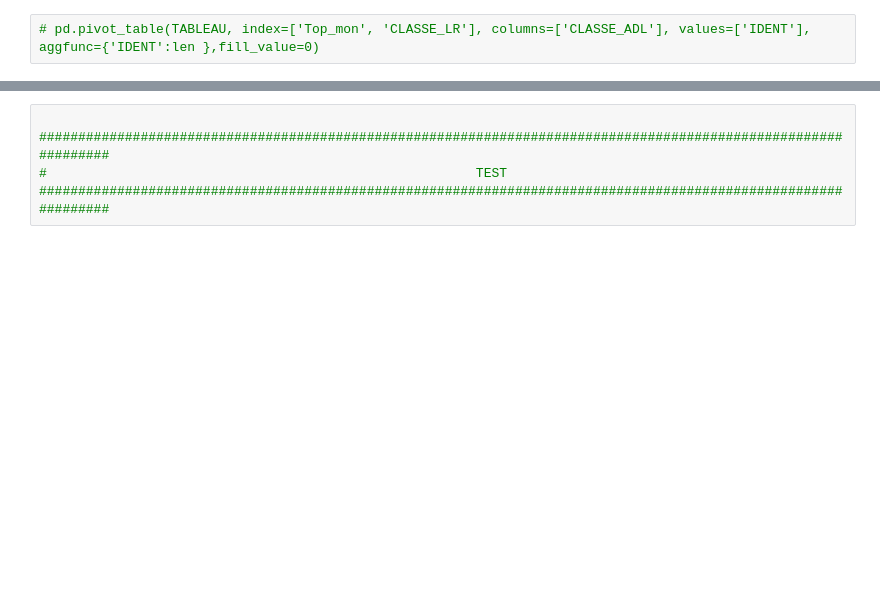
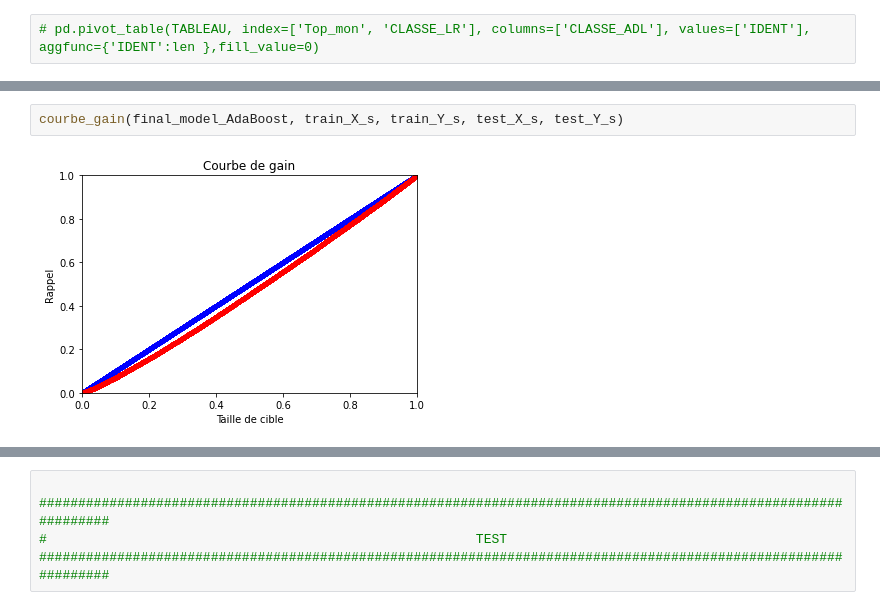
Before and after one commit to christian235711/Predict_models_fdf21, a Jupyter notebook: FDF21_Comparaison.ipynb, the cells around one changed output, grey strips where cells are left out. Drawn from its saved outputs; the diff is of its cells as text; blank space fills up the shorter version.

```diff
--- a/FDF21_Comparaison.ipynb
+++ b/FDF21_Comparaison.ipynb
@@ -1325,0 +1427,4 @@ Text(0, 0.5, 'Precision')
+# %%
+courbe_gain(final_model_AdaBoost, train_X_s, train_Y_s, test_X_s, test_Y_s)
+# %% [output]
+[figure, added]
```
Also changed, not shown: parts of 32 cells of this notebook.
